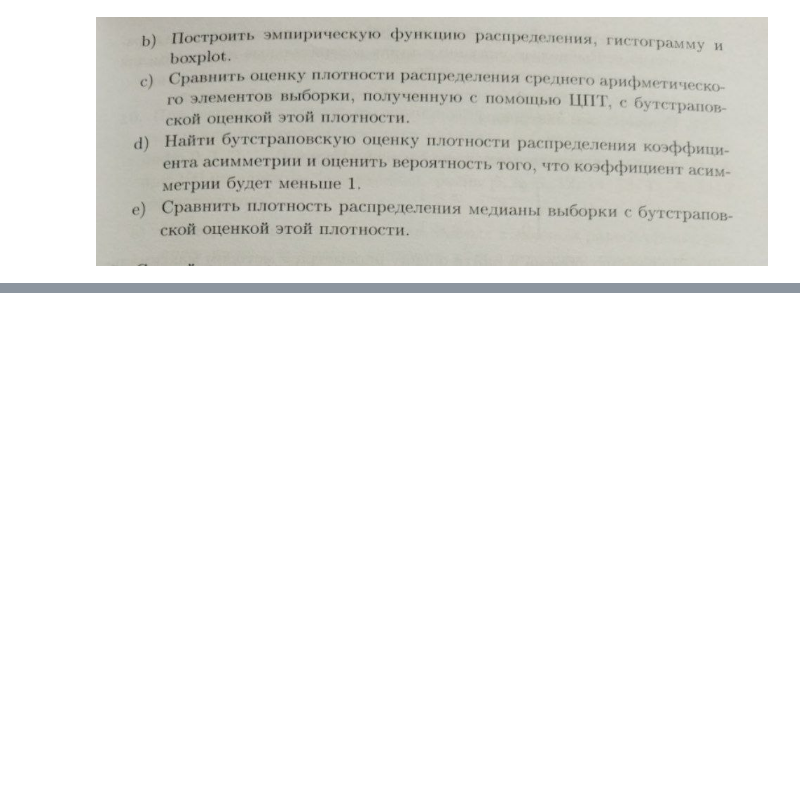
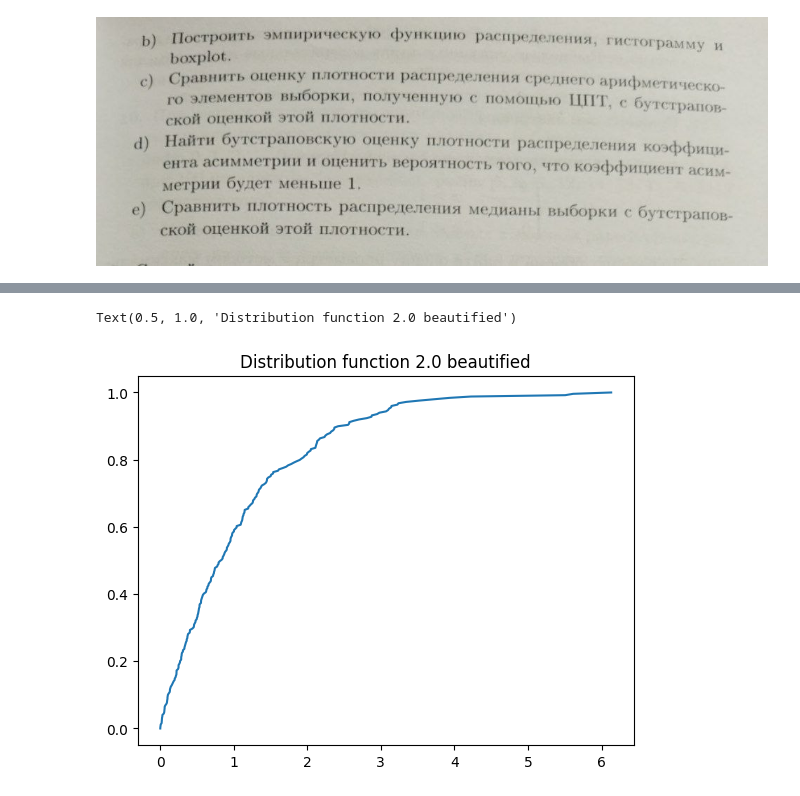
Before and after one commit to Salnikova-Lida/Math_stat_2025_spring, a Jupyter notebook: assignment_1/task2.ipynb, the cells around one changed output, grey strips where cells are left out. Saved outputs shown, nothing was run; the diff lists cells and outputs as text; code cells hidden in the pictures; blank space fills up the shorter version.

```diff
--- a/assignment_1/task2.ipynb
+++ b/assignment_1/task2.ipynb
@@ -9,0 +80,6 @@ Image("images/photo_5350494331657645186_y.jpg")
+# %%
+plt.plot(var_series, np.linspace(0, 1, len(var_series)))
+plt.title("Distribution function 2.0 beautified")
+# %% [output]
+Text(0.5, 1.0, 'Distribution function 2.0 beautified')
+[figure, added]
```
Also changed, not shown: parts of 6 cells of this notebook.
